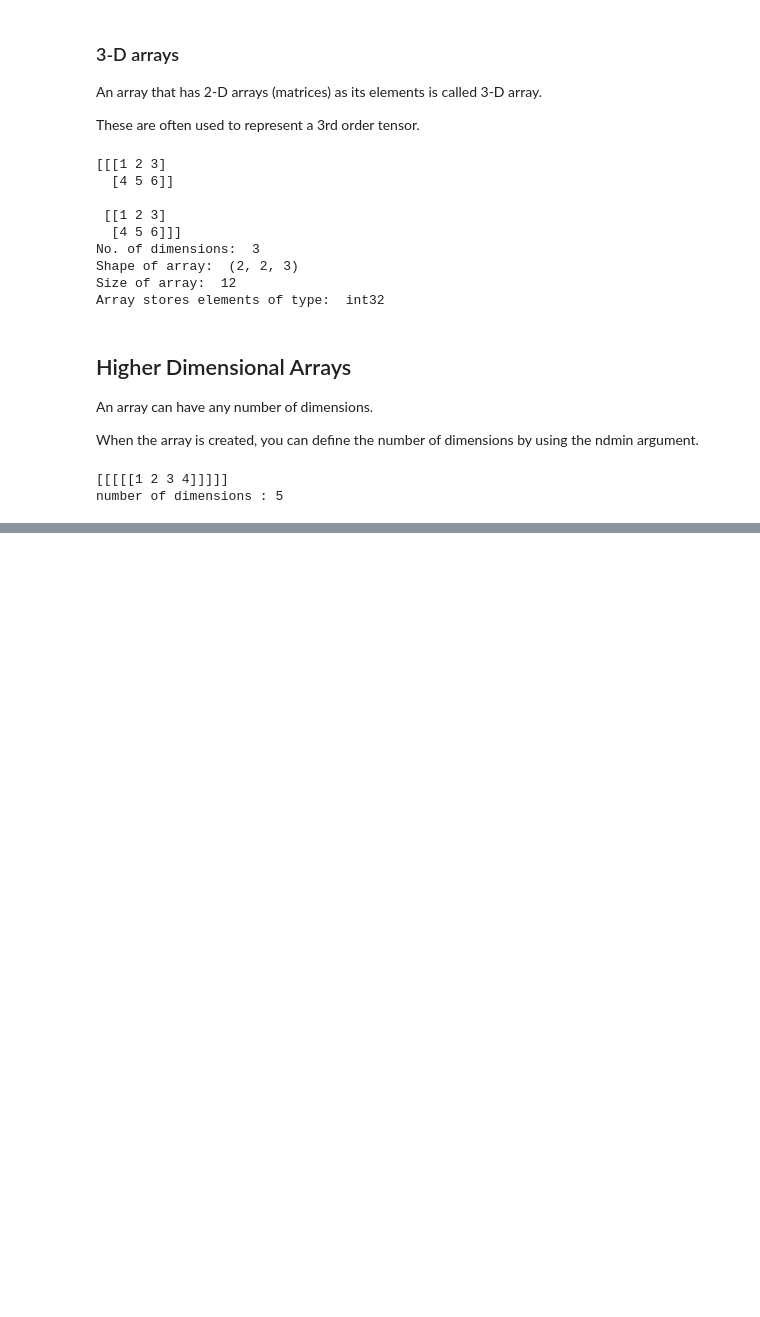
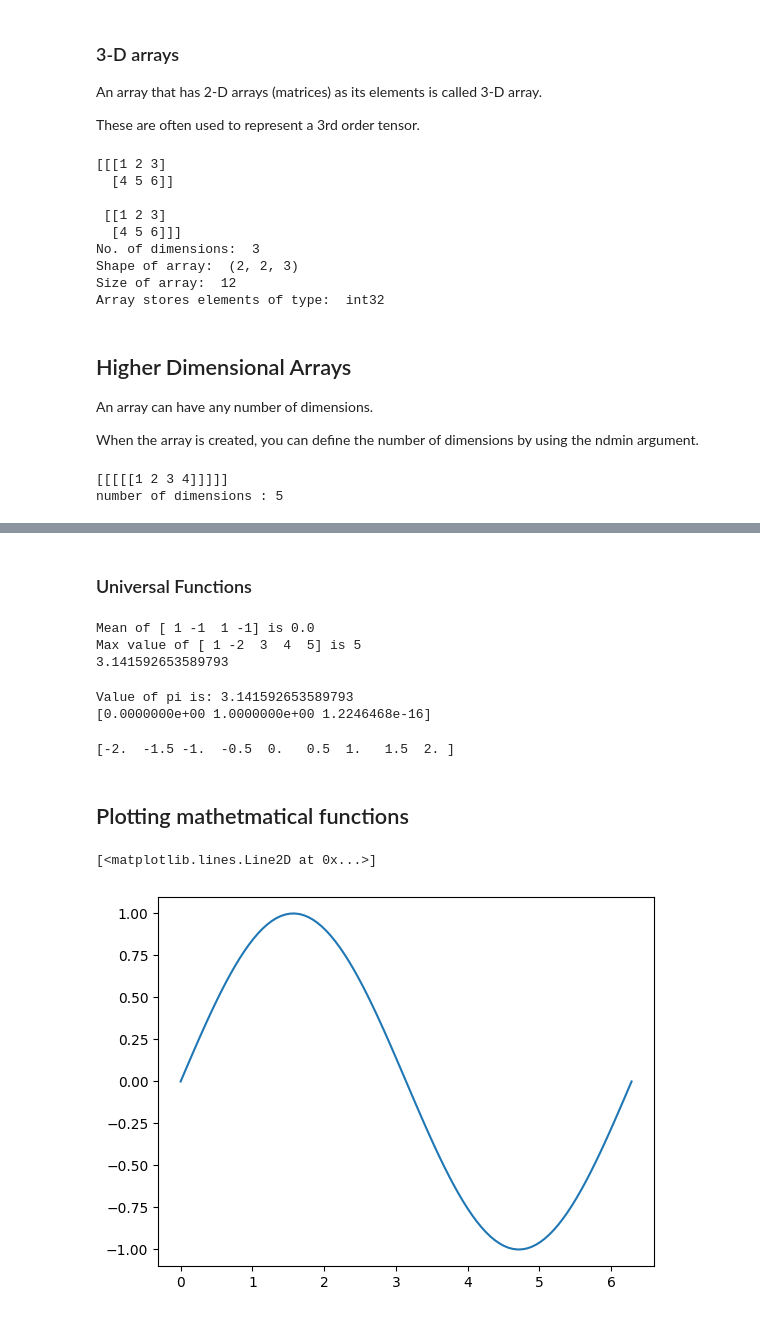
Before and after one commit to ujjwaltyagi2000/ibm-data-science, a Jupyter notebook: Python for Data Science, AI & Development/Week 4/pandas/numpy.ipynb, the cells around one changed output, grey strips where cells are left out. Cells and saved outputs as stored; diff of their text form; code cells hidden in the pictures; blank space fills up the shorter version.

```diff
--- a/Python for Data Science, AI & Development/Week 4/pandas/numpy.ipynb
+++ b/Python for Data Science, AI & Development/Week 4/pandas/numpy.ipynb
@@ -199,0 +259,42 @@ number of dimensions : 5
+# %% [markdown]
+### Universal Functions
+# %%
+# mean
+a = np.array(([1,-1,1,-1]))
+print(f"Mean of {a} is {a.mean()}")
+
+# max
+b=np.array([1,-2,3,4,5])
+print(f"Max value of {b} is {b.max()}")
+
+print(np.pi)
+# %% [output]
+Mean of [ 1 -1  1 -1] is 0.0
+Max value of [ 1 -2  3  4  5] is 5
+3.141592653589793
+# %%
+# trigonometric functions
+print(f"Value of pi is: {np.pi}")
+x = np.array([0, np.pi/2, np.pi])
+y = np.sin(x)
+print(y)
+# %% [output]
+Value of pi is: 3.141592653589793
+[0.0000000e+00 1.0000000e+00 1.2246468e-16]
+# %%
+#linspace
+l = np.linspace(-2,2,9) # 9 numbers between -2 to 2
+print(l)
+# %% [output]
+[-2.  -1.5 -1.  -0.5  0.   0.5  1.   1.5  2. ]
+# %% [markdown]
+## Plotting mathetmatical functions
+# %%
+import matplotlib.pyplot as plt
+%matplotlib inline
+x = np.linspace(0,2*np.pi,100)
+y = np.sin(x)
+plt.plot(x,y)
+# %% [output]
+[<matplotlib.lines.Line2D at 0x...>]
+[figure, added]
```
Also changed, not shown: parts of 26 cells of this notebook.
